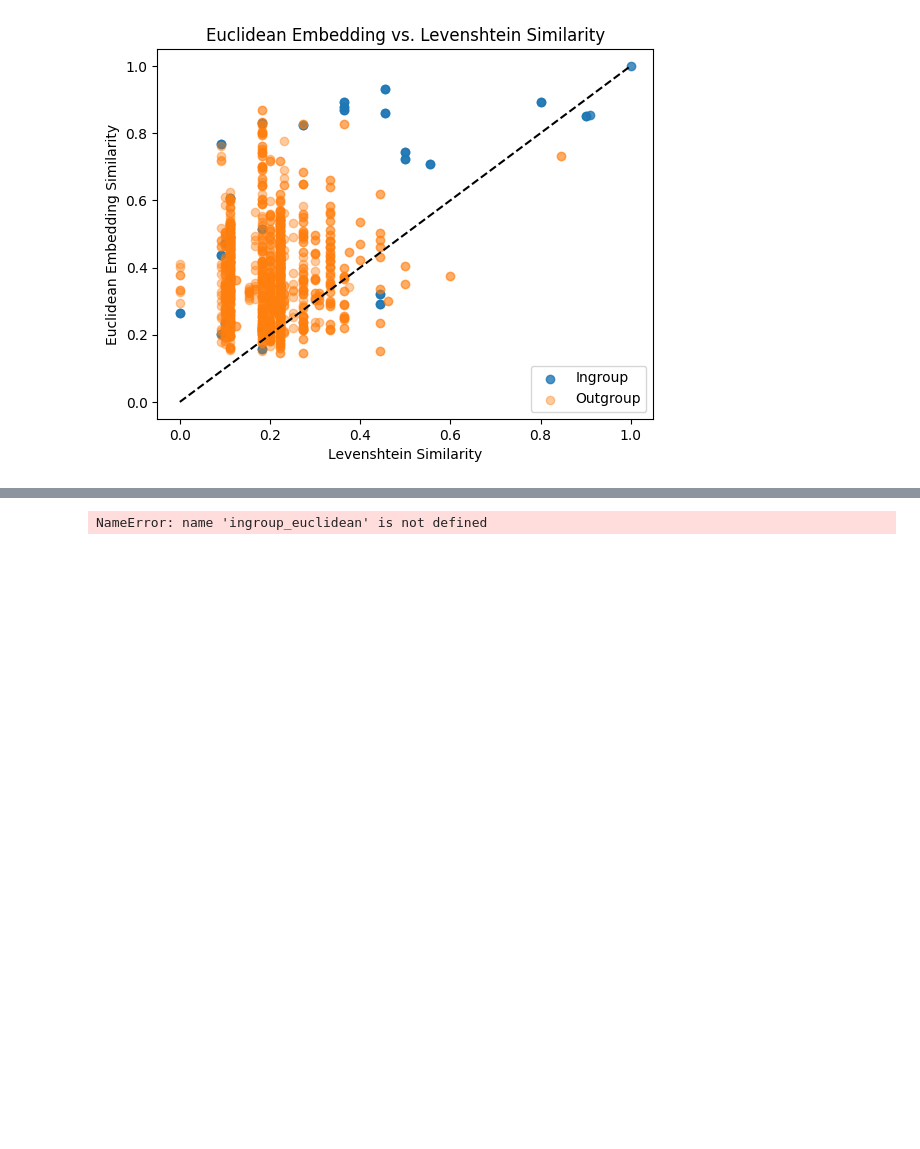
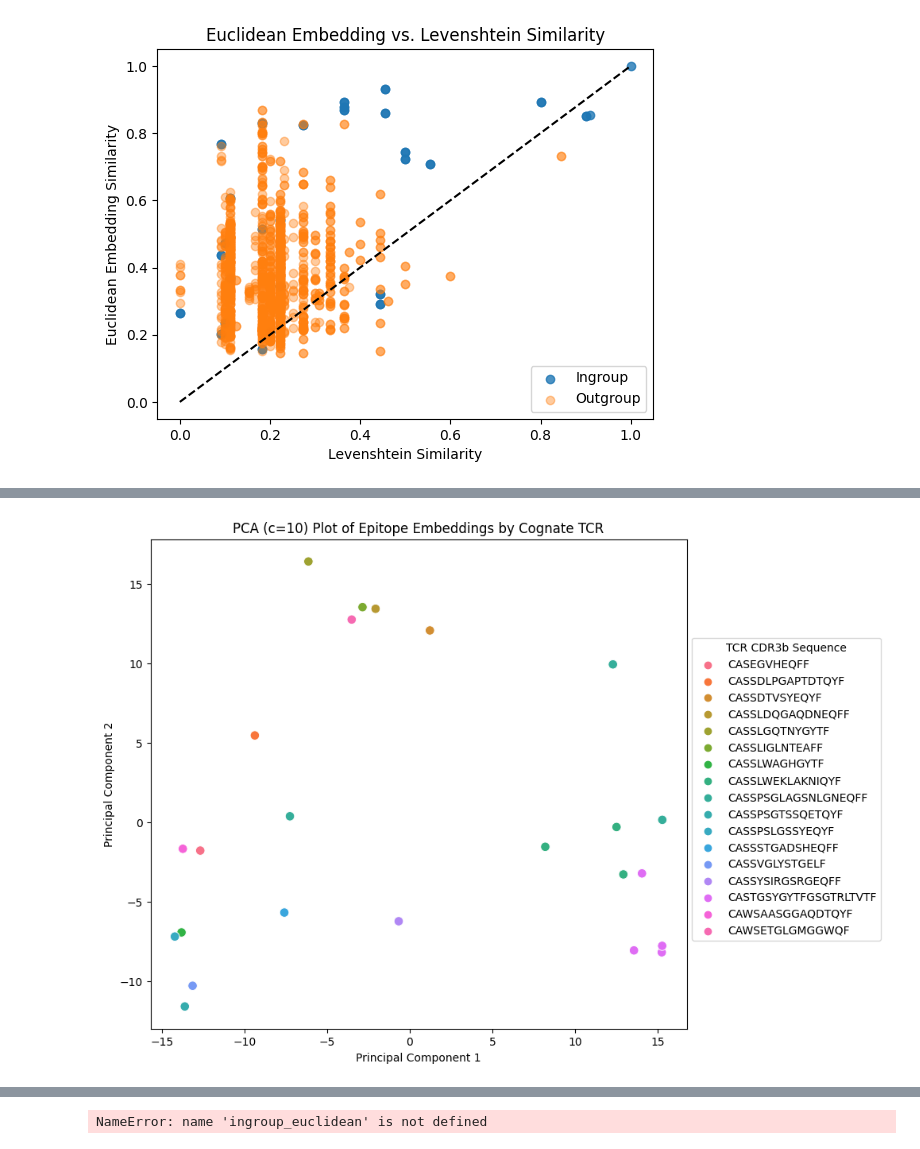
Before and after one commit to pirl-unc/ace, a Jupyter notebook: notebooks/sequence_properties.ipynb, the cells around one changed output, grey strips where cells are left out. Cells and saved outputs as stored; diff of their text form; code cells hidden in the pictures; blank space fills up the shorter version.

```diff
--- a/notebooks/sequence_properties.ipynb
+++ b/notebooks/sequence_properties.ipynb
@@ -1234,3 +1300,7 @@ plt.title('Euclidean Embedding vs. Levenshtein Similarity')
 # %% [output]
 Text(0.5, 1.0, 'Euclidean Embedding vs. Levenshtein Similarity')
 [figure]
+# %%
+sample_df = test_df
+#top10_cdr3bs = sample_df[sample_df['CDR3b'].isin(list(sample_df['CDR3b'].value_counts().index))].reset_index(drop=True)
+sample_df['epitope2vec'] = sample_df['Epitope'].apply(lambda x: model.embed_sequences([x], representation='max_pooling')[0])
@@ -1236,0 +1310,5 @@ Text(0.5, 1.0, 'Euclidean Embedding vs. Levenshtein Similarity')
+# %%
+# Group by the epitope and count the number of CDR3b sequences per epitope
+# Epitopes that bind many TCRs are interesting to see
+temp_df = sample_df.groupby('Epitope').count().sort_values(by='CDR3b', ascending=False)
+epitopes = list(temp_df[temp_df['CDR3b'] <= 1].index)
@@ -1236,0 +1349,32 @@ Text(0.5, 1.0, 'Euclidean Embedding vs. Levenshtein Similarity')
+# %%
+# Plot using seaborn for better coloring and legend
+plt.figure(figsize=(10, 8))
+
+# Choose a color palette for TCRs
+palette = sns.color_palette("husl", n_colors=len(principal_df['CDR3b'].unique()))
+
+# Scatter plot with color by TCR
+sns.scatterplot(
+    x='PC1',
+    y='PC2',
+    hue='CDR3b',
+    data=principal_df,
+    palette=palette,
+    s=70  # Adjust the marker size as needed
+)
+
+# Add a legend outside the main figure
+legend = plt.legend(title='TCR CDR3b Sequence', loc='upper left', bbox_to_anchor=(1, 0.81))
+
+# Label axes and add a title
+plt.xlabel('Principal Component 1')
+plt.ylabel('Principal Component 2')
+plt.title('PCA (c=10) Plot of Epitope Embeddings by Cognate TCR')
+
+# Adjust the plot layout to make space for the legend
+plt.subplots_adjust(right=0.8)
+
+# Show the plot
+plt.show()
+# %% [output]
+[figure, added]
```
Also changed, not shown: parts of 19 cells of this notebook.
